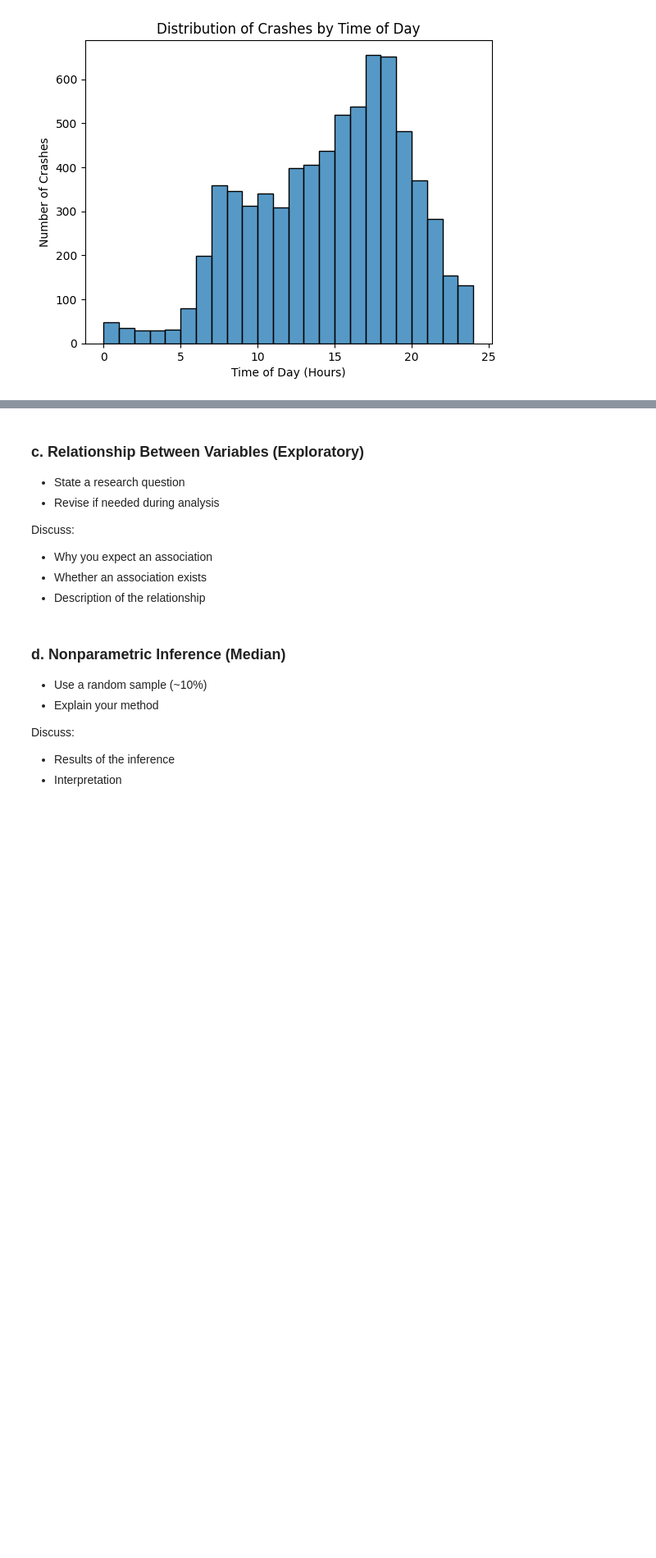
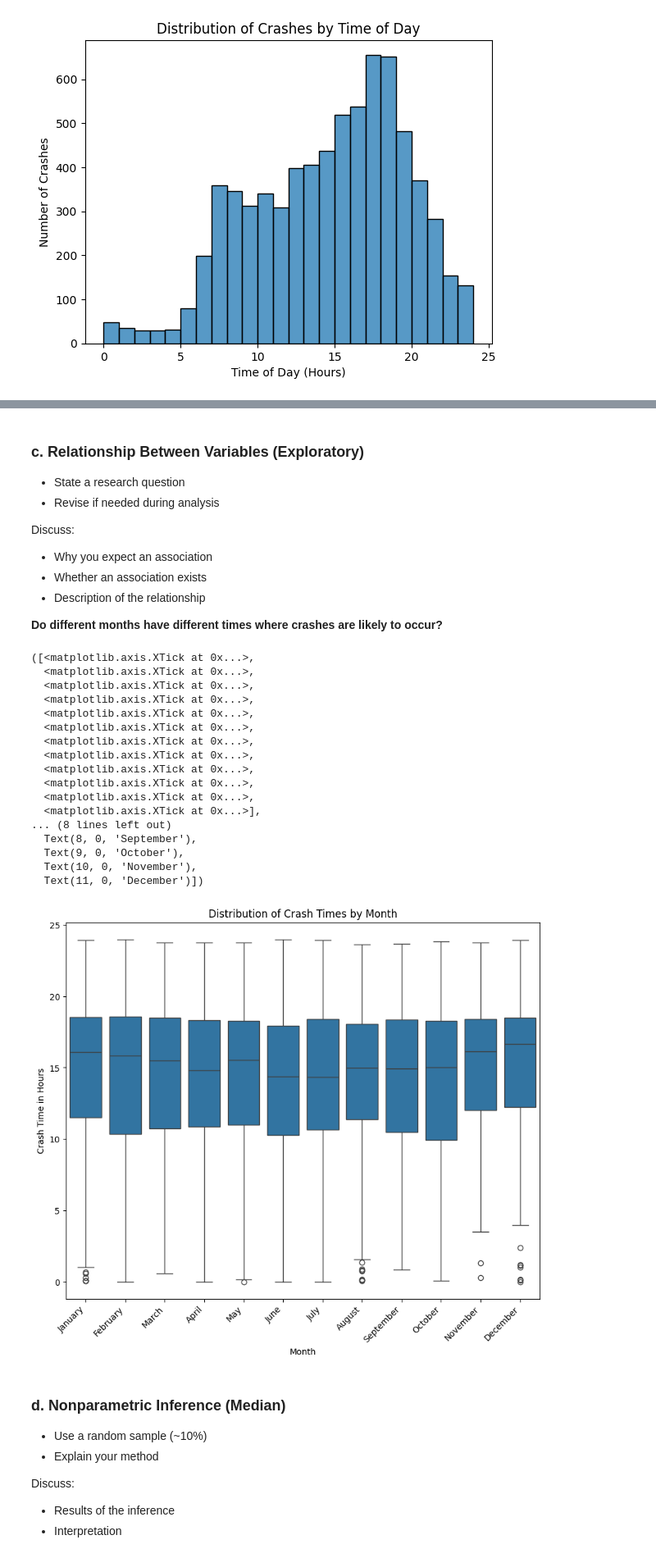
Before and after one commit to Nikolai-N484/Data201_NikolaiN, a Jupyter notebook: Project1/Nikolai_Navarro_Project1_Week8.ipynb, the cells around one changed output, grey strips where cells are left out. Shown at 82% size. Cells and saved outputs as stored; diff of their text form; code cells hidden in the pictures; blank space fills up the shorter version.

```diff
--- a/Project1/Nikolai_Navarro_Project1_Week8.ipynb
+++ b/Project1/Nikolai_Navarro_Project1_Week8.ipynb
@@ -237,6 +275,35 @@ Discuss:
 - Why you expect an association
 - Whether an association exists
 - Description of the relationship
+
+**Do different months have different times where crashes are likely to occur?**
+# %%
+plt.figure(figsize=(10, 8))
+sns.boxplot(x = "Crash_Month", y = "Crash_Time_in_hours", data = df)
+plt.xlabel("Month")
+plt.ylabel("Crash Time in Hours")
+plt.title("Distribution of Crash Times by Month")
+# Set x-tick labels to month names
+plt.xticks(ticks=range(len(month_names)), labels=month_names, rotation=45, ha='right')
+# %% [output]
+([<matplotlib.axis.XTick at 0x...>,
+  <matplotlib.axis.XTick at 0x...>,
+  <matplotlib.axis.XTick at 0x...>,
+  <matplotlib.axis.XTick at 0x...>,
+  <matplotlib.axis.XTick at 0x...>,
+  <matplotlib.axis.XTick at 0x...>,
+  <matplotlib.axis.XTick at 0x...>,
+  <matplotlib.axis.XTick at 0x...>,
+  <matplotlib.axis.XTick at 0x...>,
+  <matplotlib.axis.XTick at 0x...>,
+  <matplotlib.axis.XTick at 0x...>,
+  <matplotlib.axis.XTick at 0x...>],
+... (8 lines left out)
+  Text(8, 0, 'September'),
+  Text(9, 0, 'October'),
+  Text(10, 0, 'November'),
+  Text(11, 0, 'December')])
+[figure, added]
 # %% [markdown]
 ### d. Nonparametric Inference (Median)
 - Use a random sample (~10%)
```
Also changed, not shown: parts of 9 cells of this notebook.
